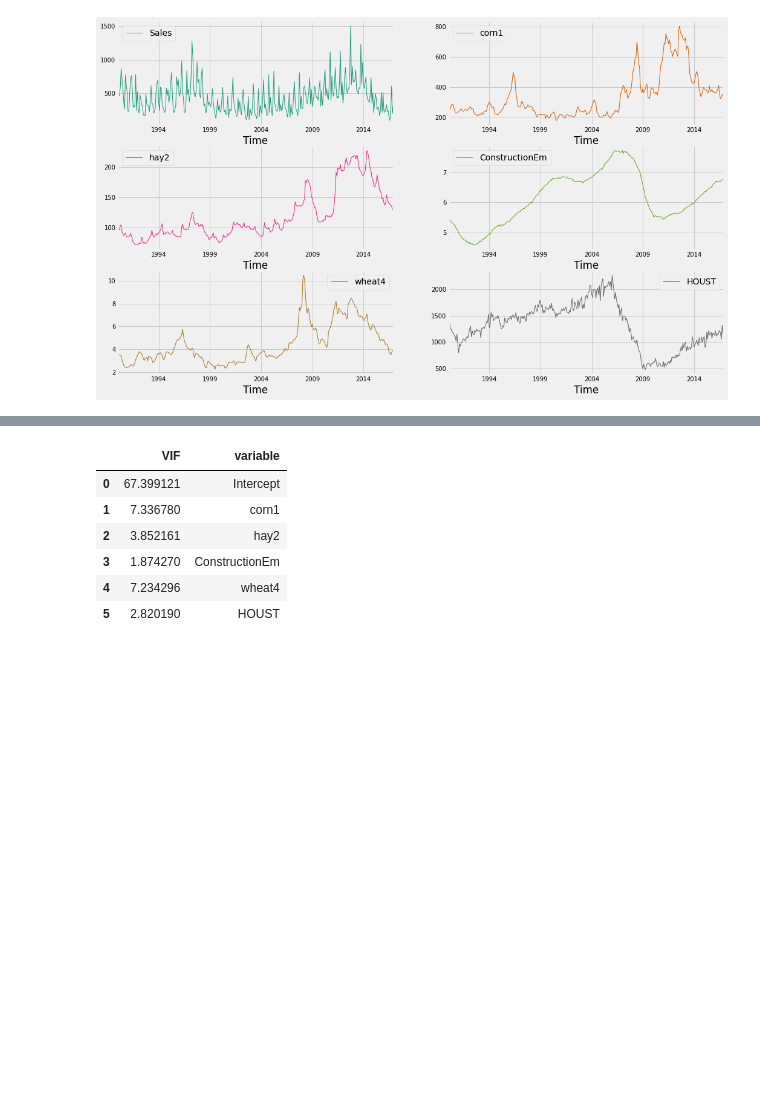
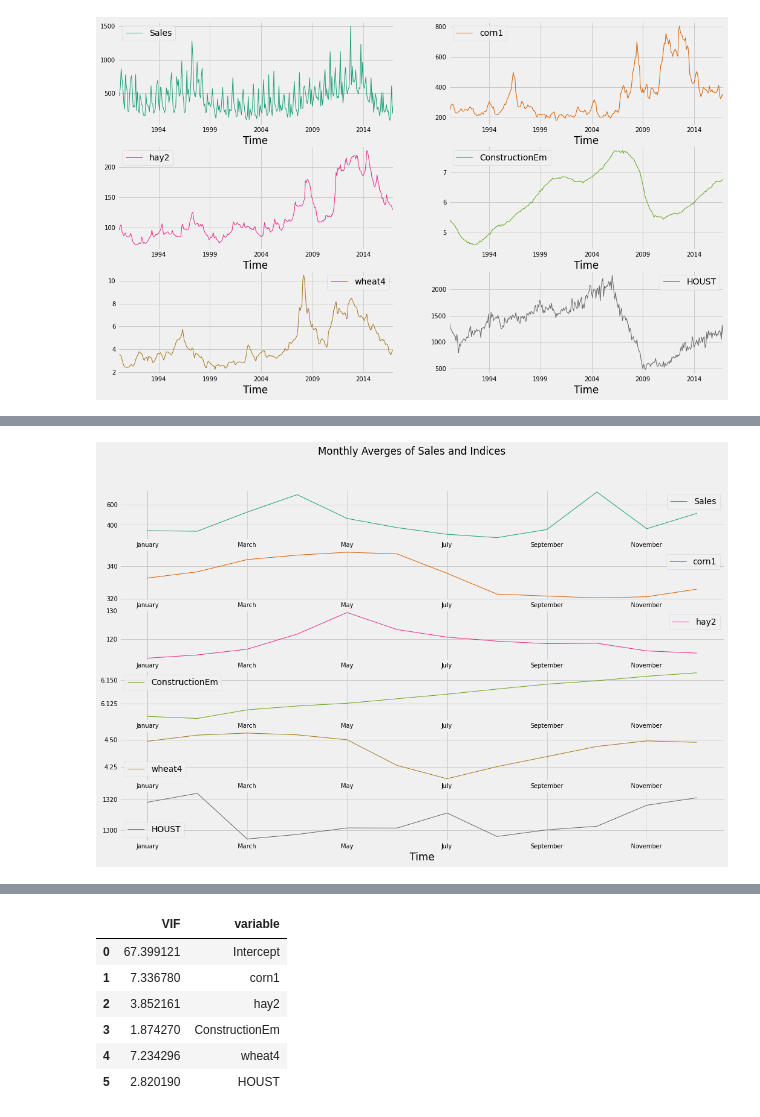
Before and after one commit to ankitaggarwal64/Time-Series-Sales-Forecasting-for-Agricultural-Equipments, a Jupyter notebook: Feature_selection.ipynb, the cells around one changed output, grey strips where cells are left out. Saved outputs shown, nothing was run; the diff lists cells and outputs as text; code cells hidden in the pictures; blank space fills up the shorter version.

Commit message:
Feat : Inclusion of visualization for monthly averages of sales and selected indices

```diff
--- a/Feature_selection.ipynb
+++ b/Feature_selection.ipynb
@@ -246,0 +237,6 @@ sns.heatmap(data_boruta_select.corr(),annot=True,fmt =".2f")
+# %%
+# Creating dataframe with Average Monthly Values
+df = data_boruta_select.reset_index()
+df["Time"]= pd.to_datetime(df["Time"])
+monthly_avg = df.groupby(df['Time'].dt.strftime('%B'))[list(data_boruta_select.columns)].mean().sort_values(by="Time")
+display(monthly_avg)
@@ -246,0 +258,12 @@ sns.heatmap(data_boruta_select.corr(),annot=True,fmt =".2f")
+# %%
+# Sorting Dataframe by Calender months
+!pip install sorted-months-weekdays
+!pip install sort-dataframeby-monthorweek
+
+from sorted_months_weekdays import *
+from sort_dataframeby_monthorweek import *
+
+monthly_avg = monthly_avg.reset_index()
+monthly_avg = pd.DataFrame(Sort_Dataframeby_Month(df=monthly_avg,monthcolumnname='Time'))
+monthly_avg = monthly_avg.set_index(["Time"])
+display(monthly_avg)
@@ -246,0 +287,8 @@ sns.heatmap(data_boruta_select.corr(),annot=True,fmt =".2f")
+# %%
+# Plotting Monthly Averages of Sales and Indices
+import matplotlib.pyplot as plt
+plt.style.use("fivethirtyeight")
+monthly_avg.plot(subplots= True,linewidth=1,layout =(6,1),sharex=False,sharey=False,colormap = "Dark2", figsize=(16,10),fontsize=10,title="Monthly Averges of Sales and Indices")
+plt.show()
+# %% [output]
+[figure, added]
```
Also changed, not shown: parts of 4 cells of this notebook.
